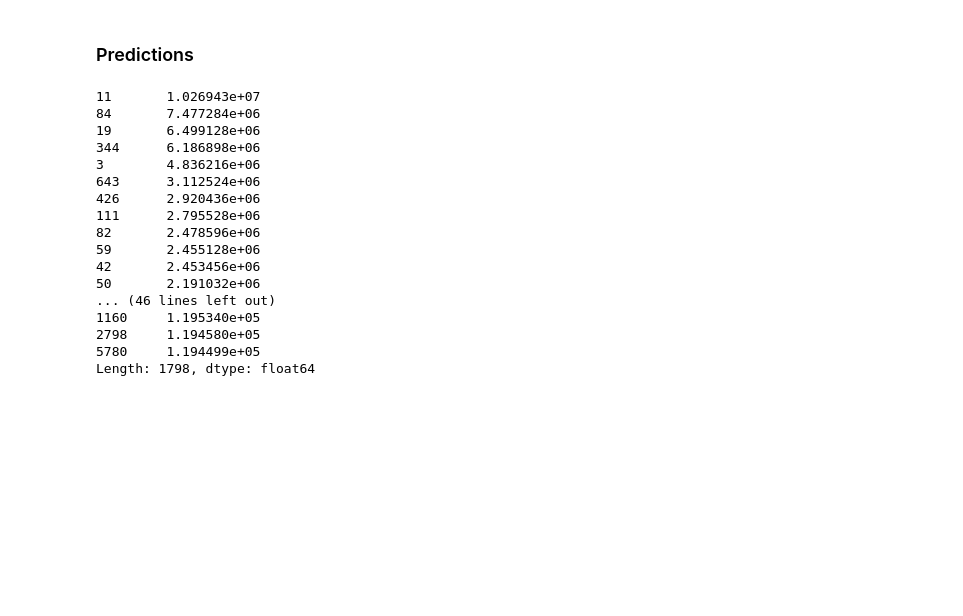
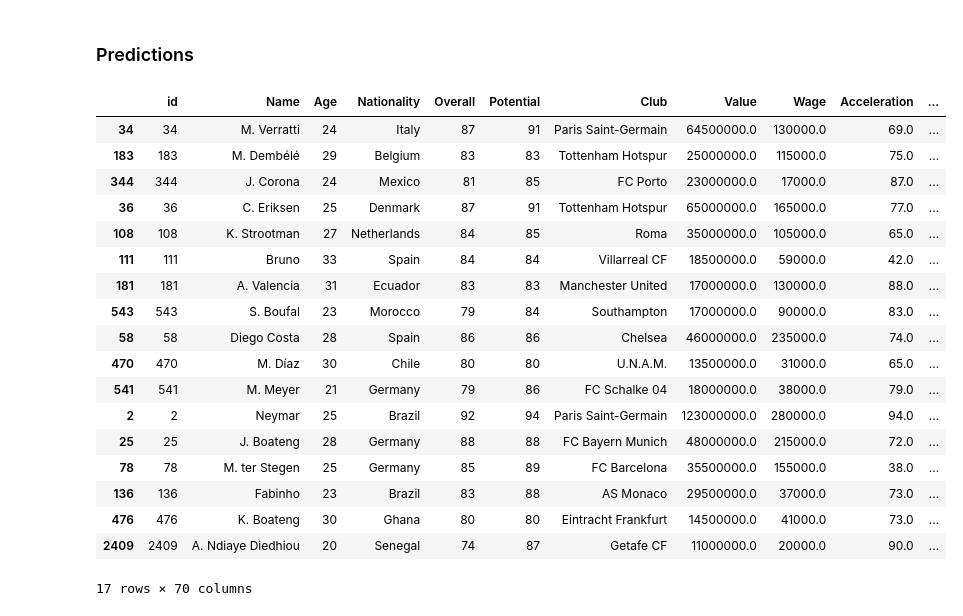
Before and after one commit to Fournierp/Fifa18, a Jupyter notebook: Fifa 18 Model.ipynb, the cells around one changed output. Saved outputs shown, nothing was run; the diff lists cells and outputs as text; code cells hidden in the pictures; blank space fills up the shorter version.

```diff
--- a/Fifa 18 Model.ipynb
+++ b/Fifa 18 Model.ipynb
@@ -902,31 +893,32 @@ ImportError: You must install graphviz to plot tree
 ### Predictions
 # %%
 #Predict the value based on the model.
-dpred = xgb.DMatrix(preprocessed_df, label = y_value)
-y_pred = model.predict(dpred)
+dpred_value = xgb.DMatrix(preprocessed_df, label = y_value)
+y_pred = pd.Series(model_value.predict(dpred_value))
-# %%
-y_pred = pd.Series(y_pred)
 # %%
 #Top 10% players with overpriced transfer values.
-sub = y_value.subtract(y_pred)
-sub.nlargest(int(len(sub)/10))
+sub_value = y_value.subtract(y_pred)
+exp_value = processed_df.loc[sub.nlargest(int(len(sub)/1000))]
+exp_value
 # %% [output]
+|  | id | Name | Age | Nationality | Overall | Potential | Club | Value | Wage | Acceleration | ... |
+| 34 | 34 | M. Verratti | 24 | Italy | 87 | 91 | Paris Saint-Germain | 64500000.0 | 130000.0 | 69.0 | ... |
+| 183 | 183 | M. Dembélé | 29 | Belgium | 83 | 83 | Tottenham Hotspur | 25000000.0 | 115000.0 | 75.0 | ... |
+| 344 | 344 | J. Corona | 24 | Mexico | 81 | 85 | FC Porto | 23000000.0 | 17000.0 | 87.0 | ... |
+| 36 | 36 | C. Eriksen | 25 | Denmark | 87 | 91 | Tottenham Hotspur | 65000000.0 | 165000.0 | 77.0 | ... |
+| 108 | 108 | K. Strootman | 27 | Netherlands | 84 | 85 | Roma | 35000000.0 | 105000.0 | 65.0 | ... |
+| 111 | 111 | Bruno | 33 | Spain | 84 | 84 | Villarreal CF | 18500000.0 | 59000.0 | 42.0 | ... |
+| 181 | 181 | A. Valencia | 31 | Ecuador | 83 | 83 | Manchester United | 17000000.0 | 130000.0 | 88.0 | ... |
+| 543 | 543 | S. Boufal | 23 | Morocco | 79 | 84 | Southampton | 17000000.0 | 90000.0 | 83.0 | ... |
+| 58 | 58 | Diego Costa | 28 | Spain | 86 | 86 | Chelsea | 46000000.0 | 235000.0 | 74.0 | ... |
+| 470 | 470 | M. Díaz | 30 | Chile | 80 | 80 | U.N.A.M. | 13500000.0 | 31000.0 | 65.0 | ... |
+| 541 | 541 | M. Meyer | 21 | Germany | 79 | 86 | FC Schalke 04 | 18000000.0 | 38000.0 | 79.0 | ... |
+| 2 | 2 | Neymar | 25 | Brazil | 92 | 94 | Paris Saint-Germain | 123000000.0 | 280000.0 | 94.0 | ... |
+| 25 | 25 | J. Boateng | 28 | Germany | 88 | 88 | FC Bayern Munich | 48000000.0 | 215000.0 | 72.0 | ... |
+| 78 | 78 | M. ter Stegen | 25 | Germany | 85 | 89 | FC Barcelona | 35500000.0 | 155000.0 | 38.0 | ... |
+| 136 | 136 | Fabinho | 23 | Brazil | 83 | 88 | AS Monaco | 29500000.0 | 37000.0 | 73.0 | ... |
+| 476 | 476 | K. Boateng | 30 | Ghana | 80 | 80 | Eintracht Frankfurt | 14500000.0 | 41000.0 | 73.0 | ... |
+| 2409 | 2409 | A. Ndiaye Diedhiou | 20 | Senegal | 74 | 87 | Getafe CF | 11000000.0 | 20000.0 | 90.0 | ... |
-11       1.026943e+07
-84       7.477284e+06
-19       6.499128e+06
-344      6.186898e+06
-3        4.836216e+06
-643      3.112524e+06
-426      2.920436e+06
-111      2.795528e+06
-82       2.478596e+06
-59       2.455128e+06
-42       2.453456e+06
-50       2.191032e+06
-... (46 lines left out)
-1160     1.195340e+05
-2798     1.194580e+05
-5780     1.194499e+05
-Length: 1798, dtype: float64
+17 rows × 70 columns
 # %%
 #Top 10% players with underpriced transfer values.
```
Also changed, not shown: parts of 39 cells of this notebook.
